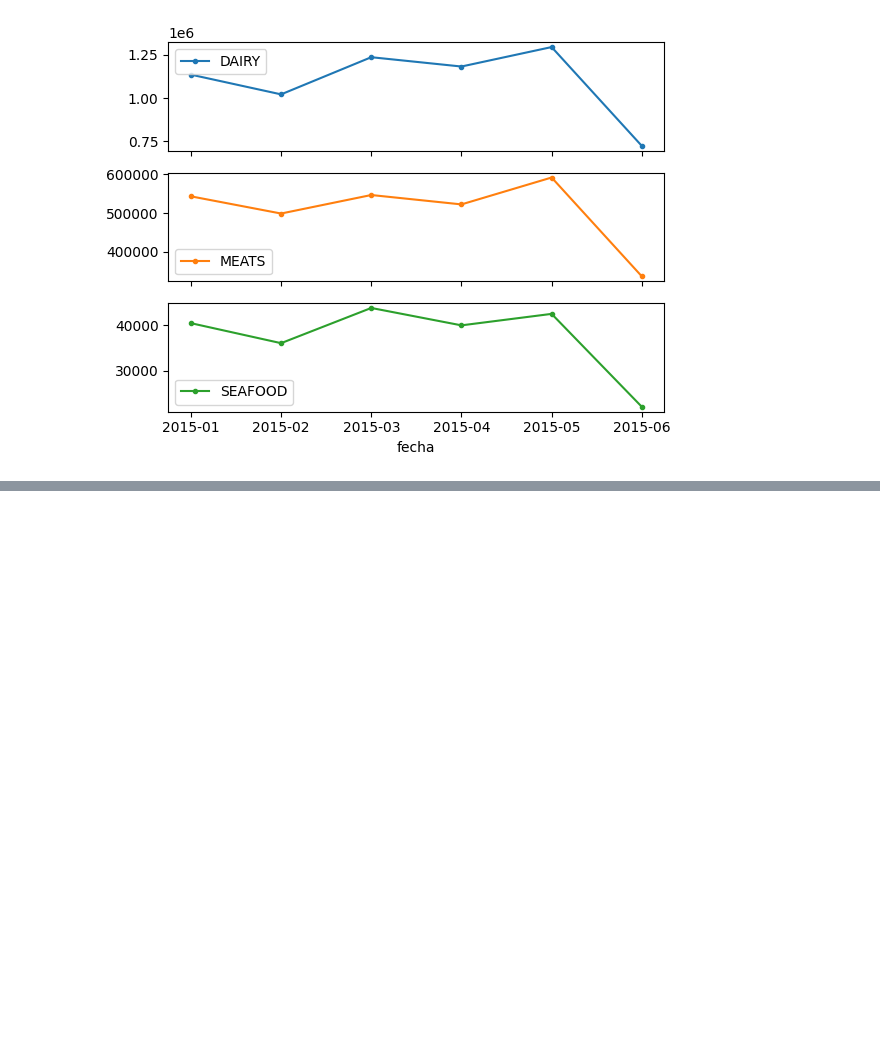
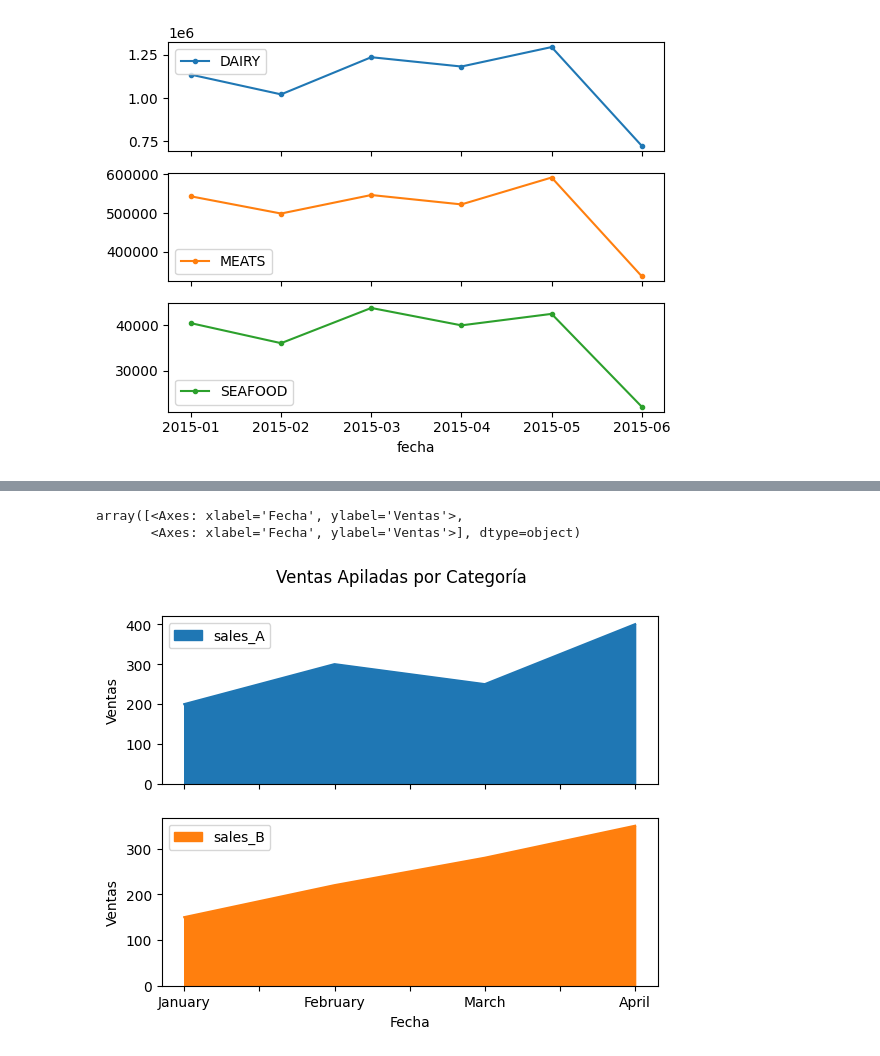
Before and after one commit to josbailon/clase-bd, a Jupyter notebook: ejemplo7.ipynb, the cells around one changed output, grey strips where cells are left out. Cells and saved outputs as stored; diff of their text form; code cells hidden in the pictures; blank space fills up the shorter version.

```diff
--- a/ejemplo7.ipynb
+++ b/ejemplo7.ipynb
@@ -192,0 +211,13 @@ array([<Axes: xlabel='fecha'>, <Axes: xlabel='fecha'>,
+# %%
+# Gráfico de área apilado con subgráficos para los datos en `pivote`
+pivote.plot.area(
+    stacked=True,
+    subplots=True,
+    xlabel="Fecha",
+    ylabel="Ventas",
+    title="Ventas Apiladas por Categoría"
+)
+# %% [output]
+array([<Axes: xlabel='Fecha', ylabel='Ventas'>,
+       <Axes: xlabel='Fecha', ylabel='Ventas'>], dtype=object)
+[figure, added]
```
Also changed, not shown: parts of 4 cells of this notebook, 1 other file.
